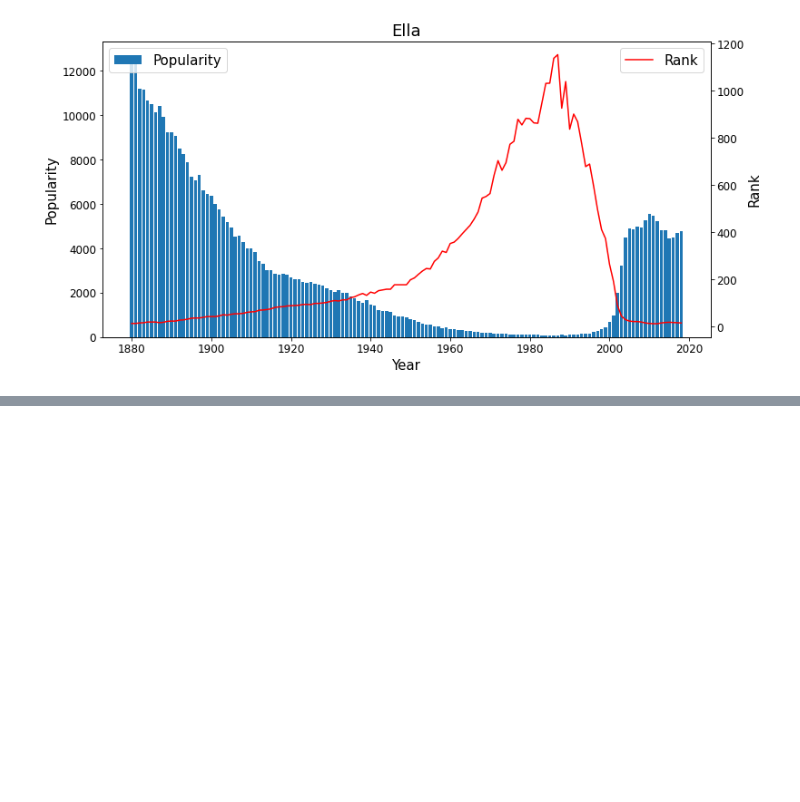
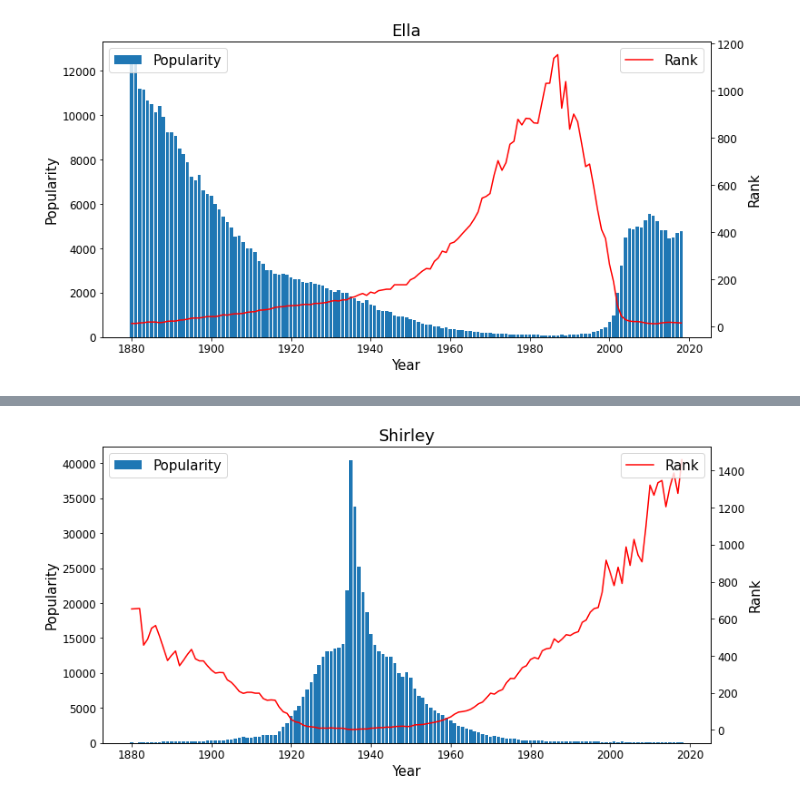
Before and after one commit to leadeeerq/data-science, a Jupyter notebook: 230303_BabyNamesDataAnalysisAndVisualization.ipynb, the cells around one changed output, grey strips where cells are left out. Cells and saved outputs as stored; diff of their text form; code cells hidden in the pictures; blank space fills up the shorter version.

```diff
--- a/230303_BabyNamesDataAnalysisAndVisualization.ipynb
+++ b/230303_BabyNamesDataAnalysisAndVisualization.ipynb
@@ -481,0 +595,4 @@ for name in pop_female.Name:
+# %%
+plot_name('Shirley', 'F')
+# %% [output]
+[figure, added]
```
Also changed, not shown: parts of 59 cells of this notebook.
